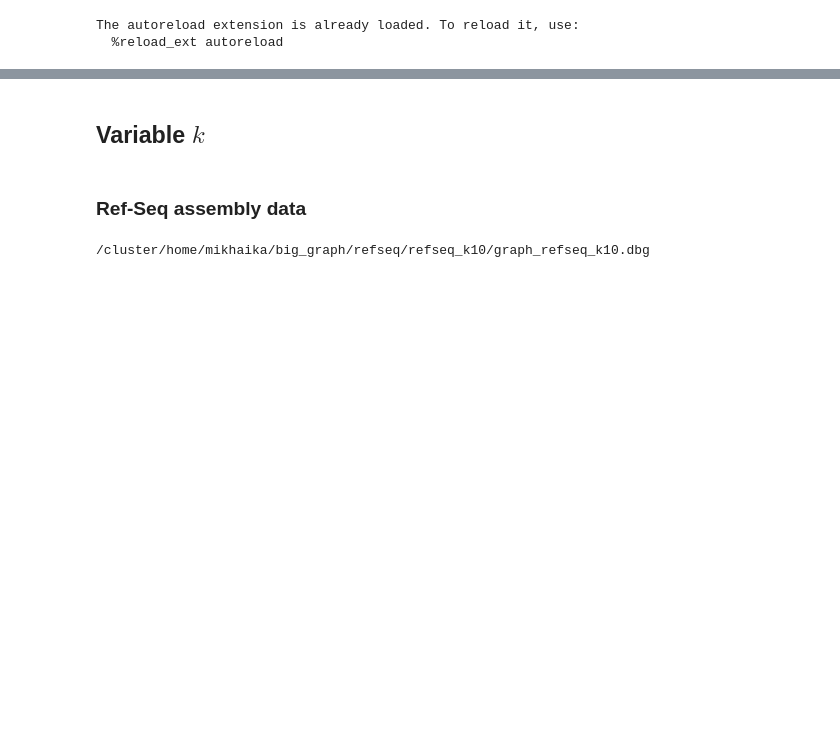
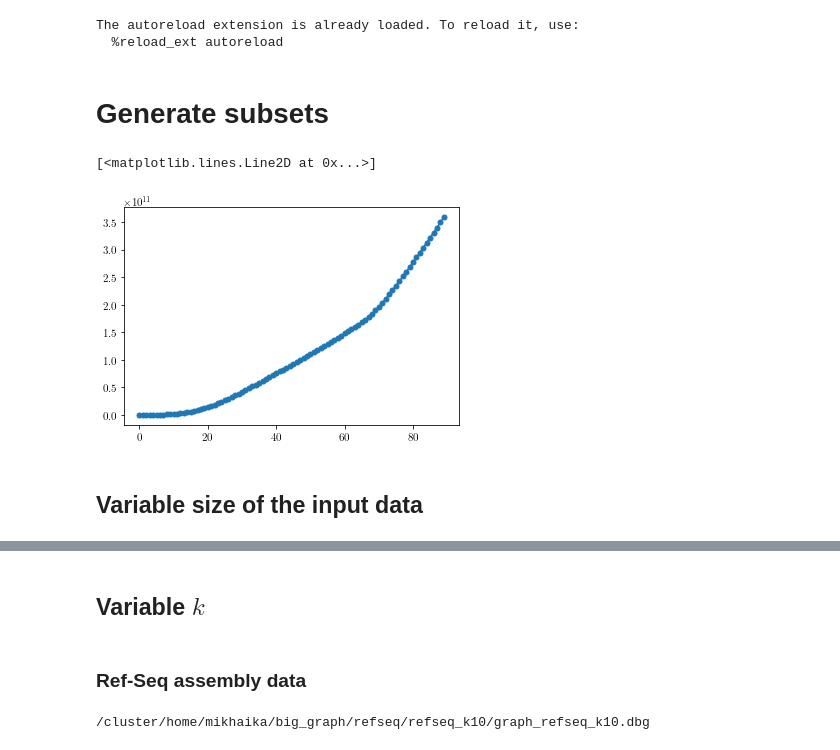
Before and after one commit to ratschlab/metagraph, a Jupyter notebook: projects/refseq/growth_analysis.ipynb, the cells around one changed output, grey strips where cells are left out. Drawn from its saved outputs; the diff is of its cells as text; code cells hidden in the pictures; blank space fills up the shorter version.

```diff
--- a/projects/refseq/growth_analysis.ipynb
+++ b/projects/refseq/growth_analysis.ipynb
@@ -31,3 +30,31 @@ plt.rcParams.update(params)
 # %% [output]
 The autoreload extension is already loaded. To reload it, use:
   %reload_ext autoreload
+# %% [markdown]
+# Generate subsets
+# %%
+out = !ls -lSr /cluster/work/grlab/projects/metagenome/raw_data/refseq/fna/complete.*.genomic.fna.gz \
+    | awk '{print $5" "$9}'
+# %%
+sizes = []
+files = []
+
+for line in out:
+    number, file = line.split(' ')
+    files.append(file.split('/')[-1])
+    sizes.append(int(number))
+
+sizes = np.array(sizes)
+# %%
+num_points = 90
+for i in range(num_points):
+    np.savetxt('refseq_subsets/subset_{}'.format(i + 1),
+               np.array(files)[:(i + 1) * len(files) // num_points],
+               fmt='%s')
+# %%
+plt.plot([sizes[:(i + 1) * len(files) // num_points].sum() for i in range(num_points)], marker='o', ms=5)
+# %% [output]
+[<matplotlib.lines.Line2D at 0x...>]
+[figure, added]
+# %% [markdown]
+## Variable size of the input data
```
Also changed, not shown: parts of 83 cells of this notebook, 1 other file.
